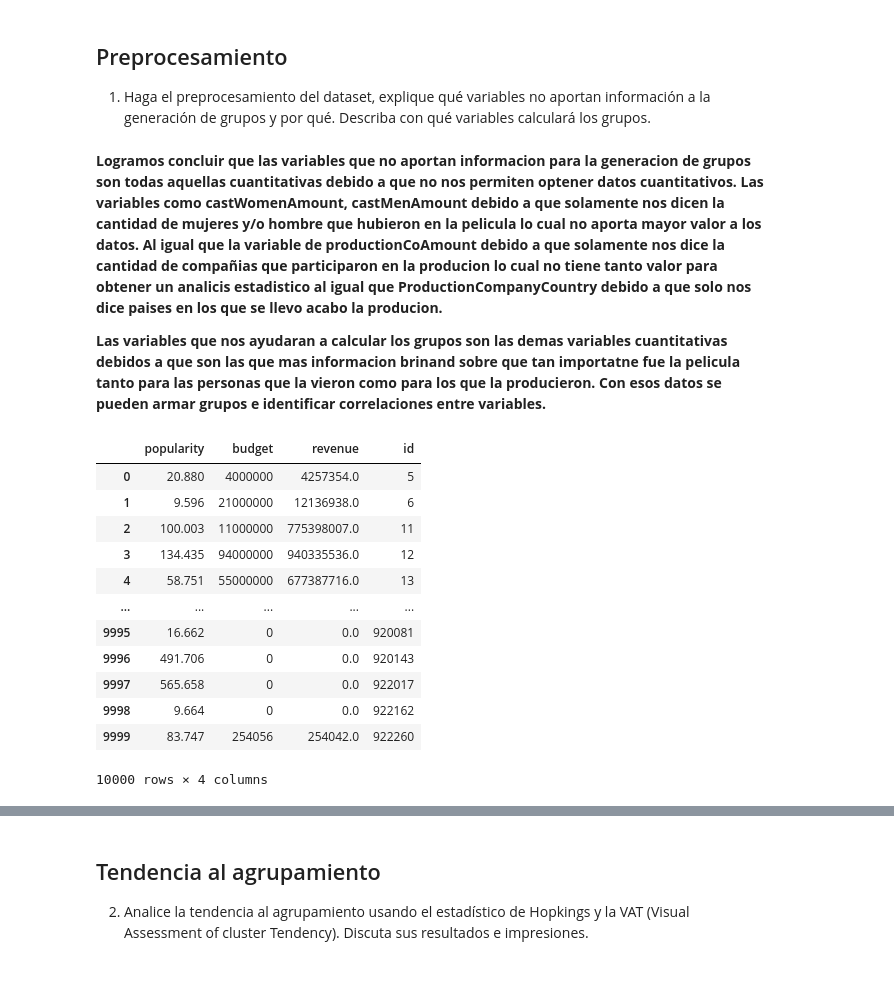
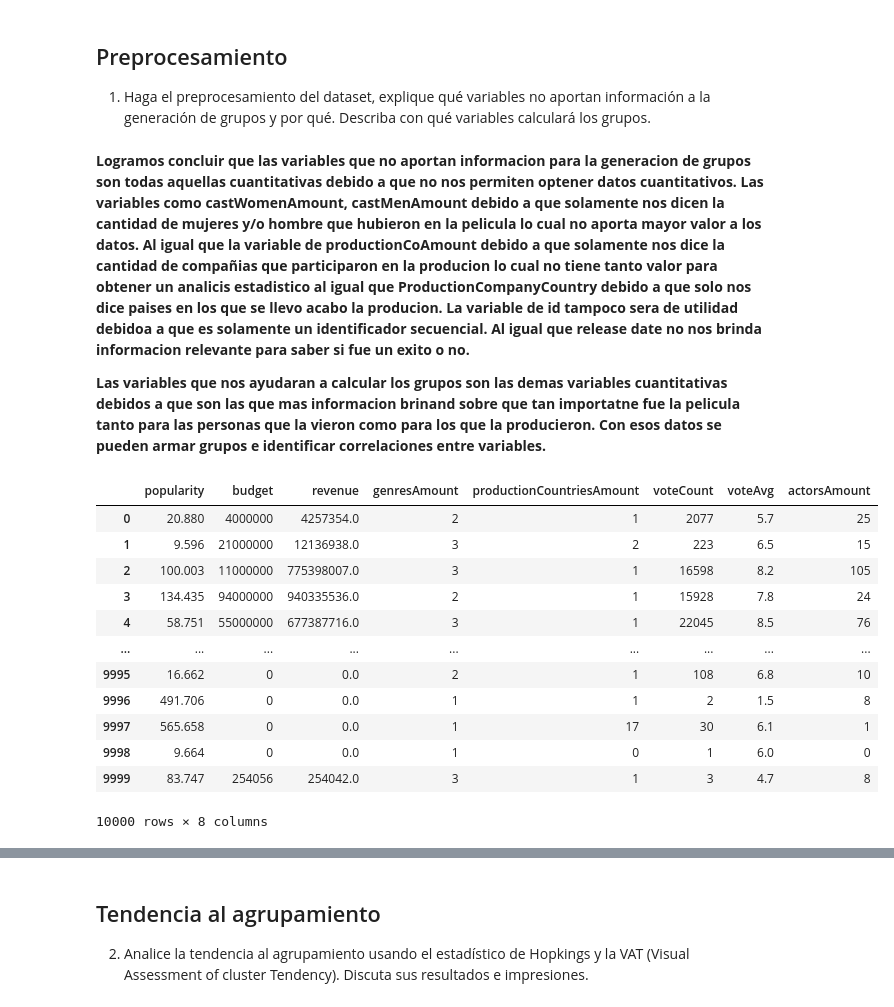
Before and after one commit to raulangelj/HT2_CLUSTERING, a Jupyter notebook: HT2_CLUSTERING.ipynb, the cells around one changed output, grey strips where cells are left out. Drawn from its saved outputs; the diff is of its cells as text; code cells hidden in the pictures; blank space fills up the shorter version.

```diff
--- a/HT2_CLUSTERING.ipynb
+++ b/HT2_CLUSTERING.ipynb
@@ -37,24 +37,26 @@ movies = pd.read_csv('./movies.csv', encoding ='latin1')
 1. Haga el preprocesamiento del dataset, explique qué variables no aportan información a la
 generación de grupos y por qué. Describa con qué variables calculará los grupos.
 # %% [markdown]
-**Logramos concluir que las variables que no aportan informacion para la generacion de grupos son todas aquellas cuantitativas debido a que no nos permiten optener datos cuantitativos. Las variables como castWomenAmount, castMenAmount debido a que solamente nos dicen la cantidad de mujeres y/o hombre que hubieron en la pelicula lo cual no aporta mayor valor a los datos. Al igual que la variable de productionCoAmount debido a que solamente nos dice la cantidad de compañias que participaron en la producion lo cual no tiene tanto valor para obtener un analicis estadistico al igual que ProductionCompanyCountry debido a que solo nos dice paises en los que se llevo acabo la producion.**
+**Logramos concluir que las variables que no aportan informacion para la generacion de grupos son todas aquellas cuantitativas debido a que no nos permiten optener datos cuantitativos. Las variables como castWomenAmount, castMenAmount debido a que solamente nos dicen la cantidad de mujeres y/o hombre que hubieron en la pelicula lo cual no aporta mayor valor a los datos. Al igual que la variable de productionCoAmount debido a que solamente nos dice la cantidad de compañias que participaron en la producion lo cual no tiene tanto valor para obtener un analicis estadistico al igual que ProductionCompanyCountry debido a que solo nos dice paises en los que se llevo acabo la producion. La variable de id tampoco sera de utilidad debidoa a que es solamente un identificador secuencial. Al igual que release date no nos brinda informacion relevante para saber si fue un exito o no.**
 
 **Las variables que nos ayudaran a calcular los grupos son las demas variables cuantitativas debidos a que son las que mas informacion brinand sobre que tan importatne fue la pelicula tanto para las personas que la vieron como para los que la producieron. Con esos datos se pueden armar grupos e identificar correlaciones entre variables.**
+# %%
+usefullAttr = ['popularity', 'budget', 'revenue', 'genresAmount', 'productionCountriesAmount', 'voteCount', 'voteAvg', 'actorsAmount']
 # %%
-datos = movies[['popularity', 'budget', 'revenue', 'id']]
+datos = movies[usefullAttr]
 datos
 # %% [output]
-|  | popularity | budget | revenue | id |
-| 0 | 20.880 | 4000000 | 4257354.0 | 5 |
-| 1 | 9.596 | 21000000 | 12136938.0 | 6 |
-| 2 | 100.003 | 11000000 | 775398007.0 | 11 |
-| 3 | 134.435 | 94000000 | 940335536.0 | 12 |
-| 4 | 58.751 | 55000000 | 677387716.0 | 13 |
-| ... | ... | ... | ... | ... |
-| 9995 | 16.662 | 0 | 0.0 | 920081 |
-| 9996 | 491.706 | 0 | 0.0 | 920143 |
-| 9997 | 565.658 | 0 | 0.0 | 922017 |
-| 9998 | 9.664 | 0 | 0.0 | 922162 |
-| 9999 | 83.747 | 254056 | 254042.0 | 922260 |
+|  | popularity | budget | revenue | genresAmount | productionCountriesAmount | voteCount | voteAvg | actorsAmount |
+| 0 | 20.880 | 4000000 | 4257354.0 | 2 | 1 | 2077 | 5.7 | 25 |
+| 1 | 9.596 | 21000000 | 12136938.0 | 3 | 2 | 223 | 6.5 | 15 |
+| 2 | 100.003 | 11000000 | 775398007.0 | 3 | 1 | 16598 | 8.2 | 105 |
+| 3 | 134.435 | 94000000 | 940335536.0 | 2 | 1 | 15928 | 7.8 | 24 |
+| 4 | 58.751 | 55000000 | 677387716.0 | 3 | 1 | 22045 | 8.5 | 76 |
+| ... | ... | ... | ... | ... | ... | ... | ... | ... |
+| 9995 | 16.662 | 0 | 0.0 | 2 | 1 | 108 | 6.8 | 10 |
+| 9996 | 491.706 | 0 | 0.0 | 1 | 1 | 2 | 1.5 | 8 |
+| 9997 | 565.658 | 0 | 0.0 | 1 | 17 | 30 | 6.1 | 1 |
+| 9998 | 9.664 | 0 | 0.0 | 1 | 0 | 1 | 6.0 | 0 |
+| 9999 | 83.747 | 254056 | 254042.0 | 3 | 1 | 3 | 4.7 | 8 |
-10000 rows × 4 columns
+10000 rows × 8 columns
 # %%
```
Also changed, not shown: parts of 1 cell of this notebook.
